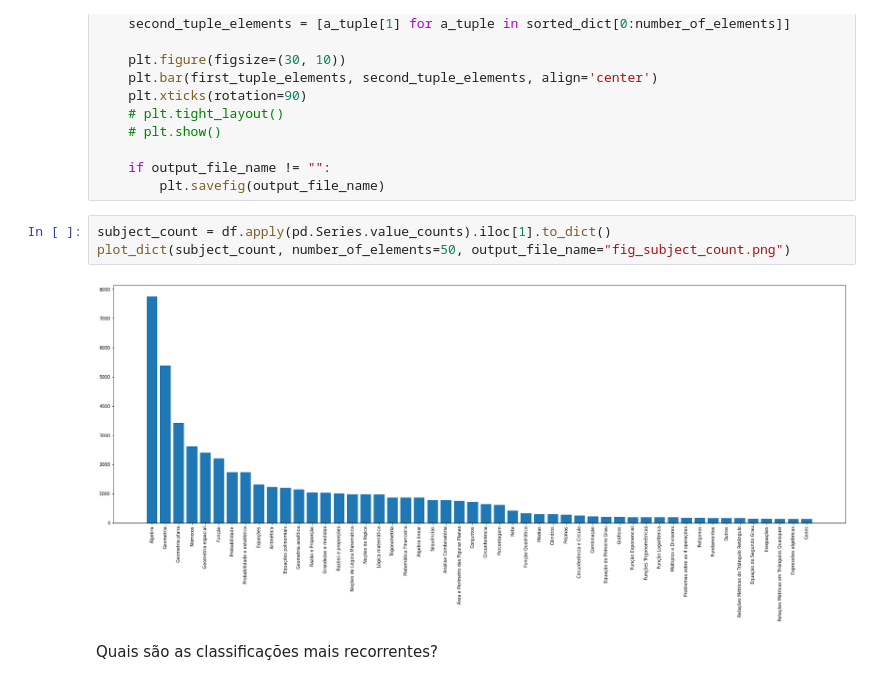
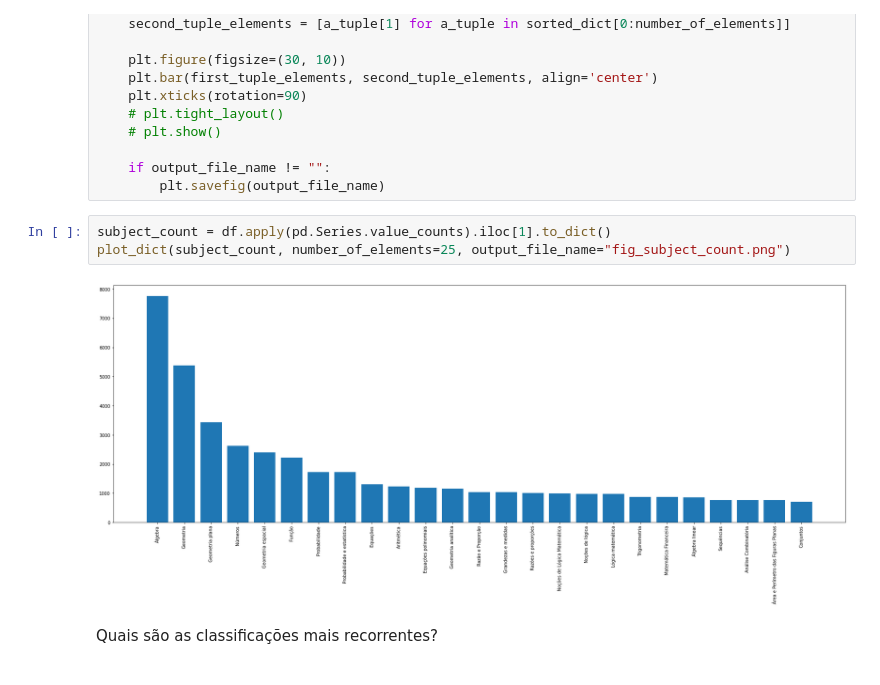
Before and after one commit to msfreit/exam_question_classification, a Jupyter notebook: exam_question_classification.ipynb, the cells around one changed output. Saved outputs shown, nothing was run; the diff lists cells and outputs as text.

```diff
--- a/exam_question_classification.ipynb
+++ b/exam_question_classification.ipynb
@@ -356,9 +356,9 @@ def plot_dict(dict_values, number_of_elements=10, output_file_name=""):
         plt.savefig(output_file_name)
 # %%
 subject_count = df.apply(pd.Series.value_counts).iloc[1].to_dict()
-plot_dict(subject_count, number_of_elements=50, output_file_name="fig_subject_count.png")
+plot_dict(subject_count, number_of_elements=25, output_file_name="fig_subject_count.png")
 # %% [output]
-[figure, old version]
+[figure, new version]
 # %% [markdown]
 Quais são as classificações mais recorrentes?
 # %% [markdown]
```
Also changed, not shown: parts of 9 cells of this notebook, 2 other files.
